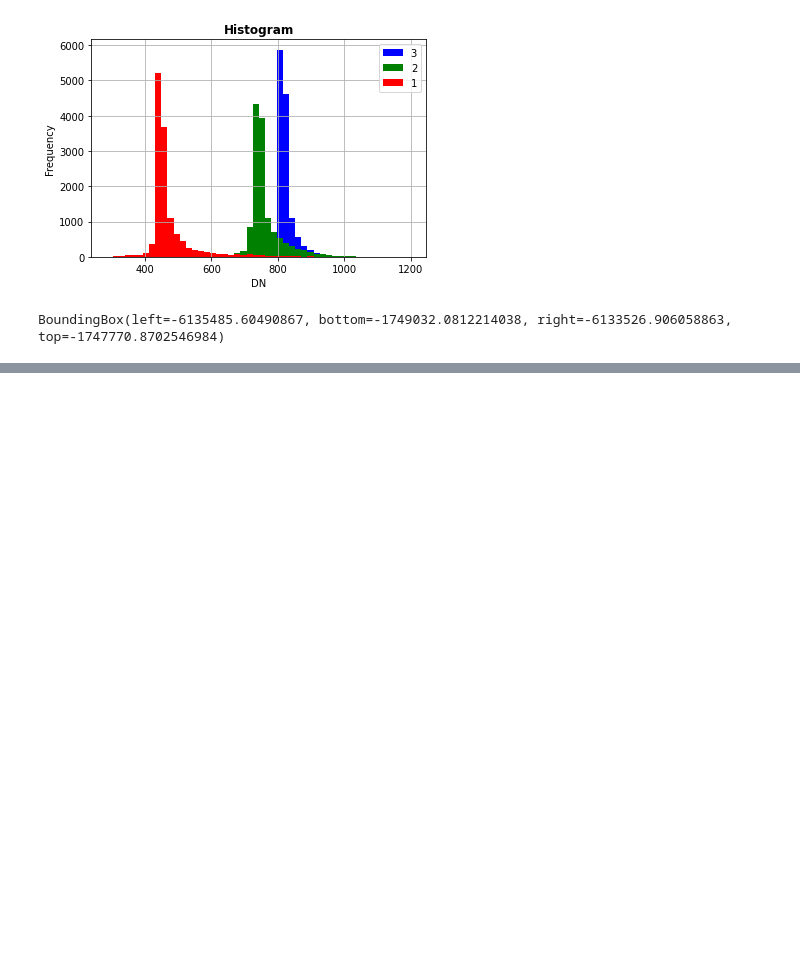
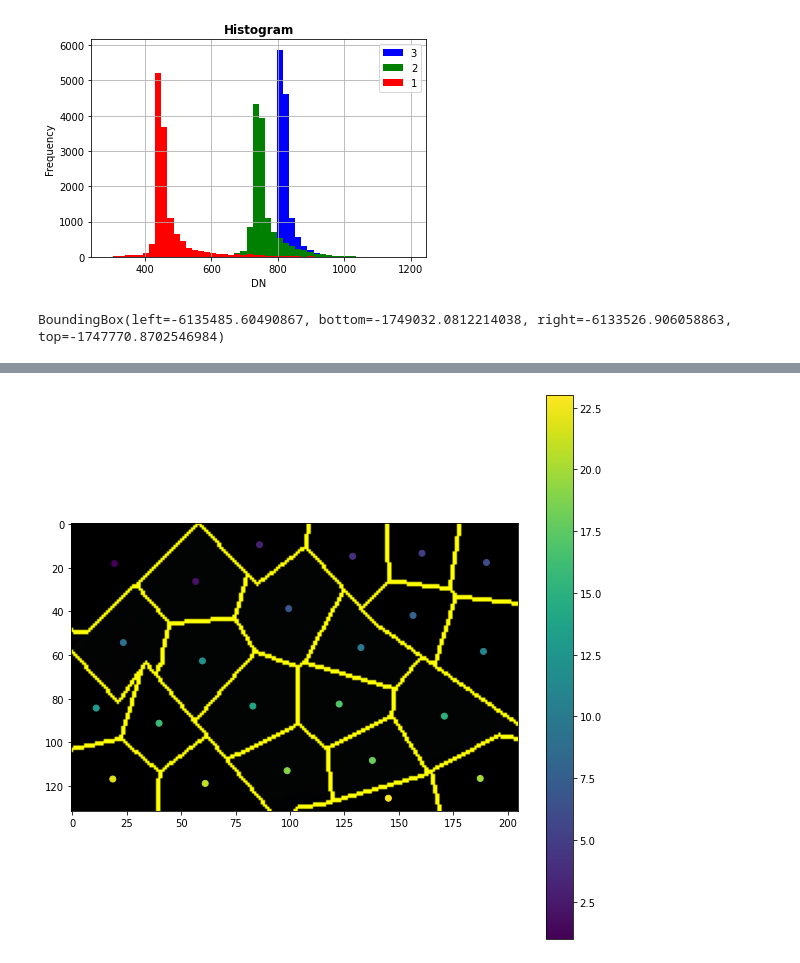
Before and after one commit to g-roger/analise-vegetativa-bemagro, a Jupyter notebook: 20ia_05_EDA_bemagro.ipynb, the cells around one changed output, grey strips where cells are left out. Saved outputs shown, nothing was run; the diff lists cells and outputs as text; code cells hidden in the pictures; blank space fills up the shorter version.

```diff
--- a/20ia_05_EDA_bemagro.ipynb
+++ b/20ia_05_EDA_bemagro.ipynb
@@ -435,0 +580,9 @@ plt.imshow(segments)
+# %%
+fig = plt.figure(figsize=(10,10))
+ax = fig.add_subplot(111)
+plt.imshow(mark_boundaries(img, segments_slic))
+plt.scatter(centers[:,1],centers[:,0], c=segments_slic_ids)
+
+cb = plt.colorbar()
+# %% [output]
+[figure, added]
```
Also changed, not shown: parts of 34 cells of this notebook.
